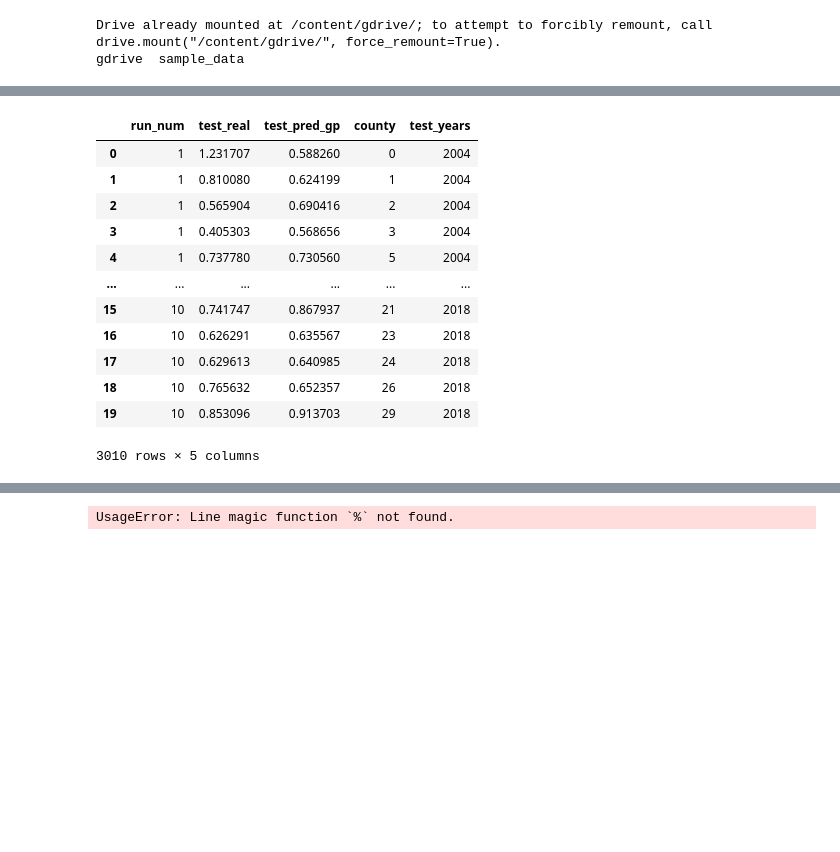
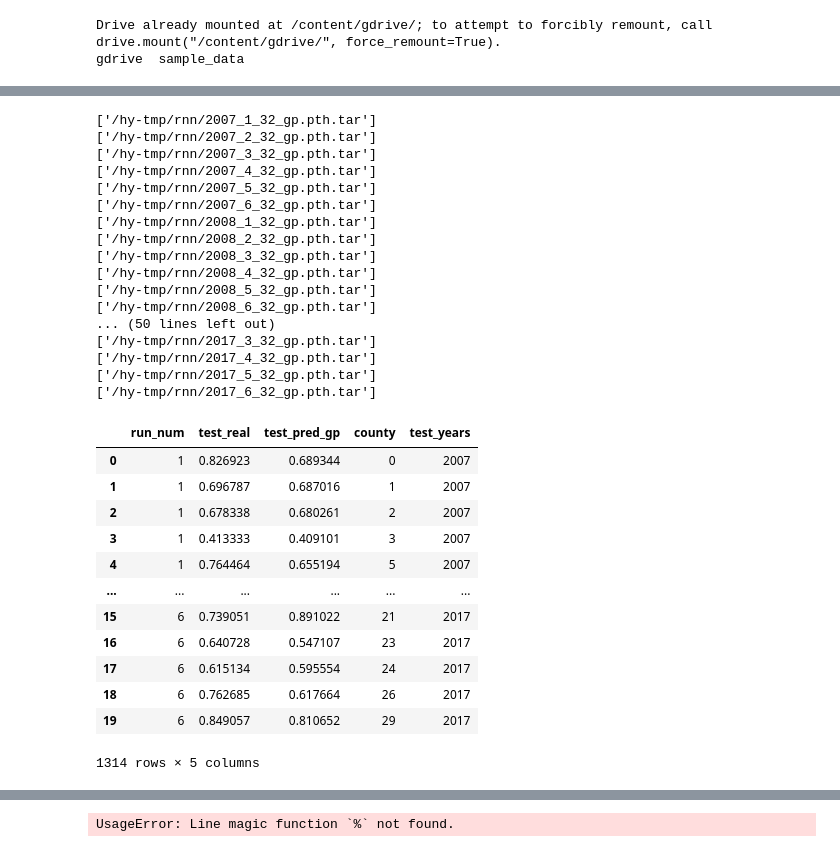
Before and after one commit to koyacolab/china, a Jupyter notebook: AChina_Predict_visual.ipynb, the cells around one changed output, grey strips where cells are left out. Saved outputs shown, nothing was run; the diff lists cells and outputs as text; code cells hidden in the pictures; blank space fills up the shorter version.

```diff
--- a/AChina_Predict_visual.ipynb
+++ b/AChina_Predict_visual.ipynb
@@ -10,6 +10,7 @@ gdrive  sample_data
 import os
 
 home_dir = '/content/gdrive/My Drive/AYield/China/pycrop-yield-prediction'
+home_dir = '/hy-tmp'
 os.chdir(home_dir)
 !pwd
 
@@ -57,5 +58,7 @@ Requirement already satisfied: numpy>=1.17.3 in /usr/local/lib/python3.7/dist-pa
 # %%
-dir = os.path.join(home_dir, 'data/models/rnn/', '*.csv')
+!ls
+
+dir = os.path.join(home_dir, 'rnn', '*.csv')
 
 files = glob(dir)
 
@@ -85,34 +102,53 @@ df
 # %%
 years = [2004, 2005, 2006, 2007, 2008, 2009, 2010, 2011, 2012, 2013, 2014, 2015, 2016, 2017, 2018]
-run_nums = 10
+years = [2007, 2008, 2009, 2010, 2011, 2012, 2013, 2014, 2015, 2016, 2017]
+run_nums = 6
 
 df = pd.DataFrame()
 
 for year in years:
   for run_num in range(1, run_nums + 1, 1):
-    files = glob(os.path.join(home_dir, 'data/models/rnn/', f'{year}_{run_num}_*.tar'))
+    files = glob(os.path.join(home_dir, 'rnn', f'{year}_{run_num}_*.tar'))
+    print(files)
     model_information = torch.load(files[0], map_location=torch.device('cpu'))
 
     state = []
     countys = []
     for ii in range(0,len(model_information['test_indices']), 1):
       state.append( model_information['test_indices'][ii][0] )
       countys.append( model_information['test_indices'][ii][1] )
     df = pd.concat( [df, pd.DataFrame({'run_num':run_num, 'test_real':model_information['test_real'], 'test_pred_gp':model_information['test_pred_gp'], 'county':countys,'test_years':model_information['test_years']})] )
 
 df
 # %% [output]
+['/hy-tmp/rnn/2007_1_32_gp.pth.tar']
+['/hy-tmp/rnn/2007_2_32_gp.pth.tar']
+['/hy-tmp/rnn/2007_3_32_gp.pth.tar']
+['/hy-tmp/rnn/2007_4_32_gp.pth.tar']
+['/hy-tmp/rnn/2007_5_32_gp.pth.tar']
+['/hy-tmp/rnn/2007_6_32_gp.pth.tar']
+['/hy-tmp/rnn/2008_1_32_gp.pth.tar']
+['/hy-tmp/rnn/2008_2_32_gp.pth.tar']
+['/hy-tmp/rnn/2008_3_32_gp.pth.tar']
+['/hy-tmp/rnn/2008_4_32_gp.pth.tar']
+['/hy-tmp/rnn/2008_5_32_gp.pth.tar']
+['/hy-tmp/rnn/2008_6_32_gp.pth.tar']
+... (50 lines left out)
+['/hy-tmp/rnn/2017_3_32_gp.pth.tar']
+['/hy-tmp/rnn/2017_4_32_gp.pth.tar']
+['/hy-tmp/rnn/2017_5_32_gp.pth.tar']
+['/hy-tmp/rnn/2017_6_32_gp.pth.tar']
 |  | run_num | test_real | test_pred_gp | county | test_years |
-| 0 | 1 | 1.231707 | 0.588260 | 0 | 2004 |
-| 1 | 1 | 0.810080 | 0.624199 | 1 | 2004 |
-| 2 | 1 | 0.565904 | 0.690416 | 2 | 2004 |
-| 3 | 1 | 0.405303 | 0.568656 | 3 | 2004 |
-| 4 | 1 | 0.737780 | 0.730560 | 5 | 2004 |
+| 0 | 1 | 0.826923 | 0.689344 | 0 | 2007 |
+| 1 | 1 | 0.696787 | 0.687016 | 1 | 2007 |
+| 2 | 1 | 0.678338 | 0.680261 | 2 | 2007 |
+| 3 | 1 | 0.413333 | 0.409101 | 3 | 2007 |
+| 4 | 1 | 0.764464 | 0.655194 | 5 | 2007 |
 | ... | ... | ... | ... | ... | ... |
-| 15 | 10 | 0.741747 | 0.867937 | 21 | 2018 |
-| 16 | 10 | 0.626291 | 0.635567 | 23 | 2018 |
-| 17 | 10 | 0.629613 | 0.640985 | 24 | 2018 |
-| 18 | 10 | 0.765632 | 0.652357 | 26 | 2018 |
-| 19 | 10 | 0.853096 | 0.913703 | 29 | 2018 |
+| 15 | 6 | 0.739051 | 0.891022 | 21 | 2017 |
+| 16 | 6 | 0.640728 | 0.547107 | 23 | 2017 |
+| 17 | 6 | 0.615134 | 0.595554 | 24 | 2017 |
+| 18 | 6 | 0.762685 | 0.617664 | 26 | 2017 |
+| 19 | 6 | 0.849057 | 0.810652 | 29 | 2017 |
-3010 rows × 5 columns
+1314 rows × 5 columns
 # %%
```
Also changed, not shown: parts of 6 cells of this notebook.
